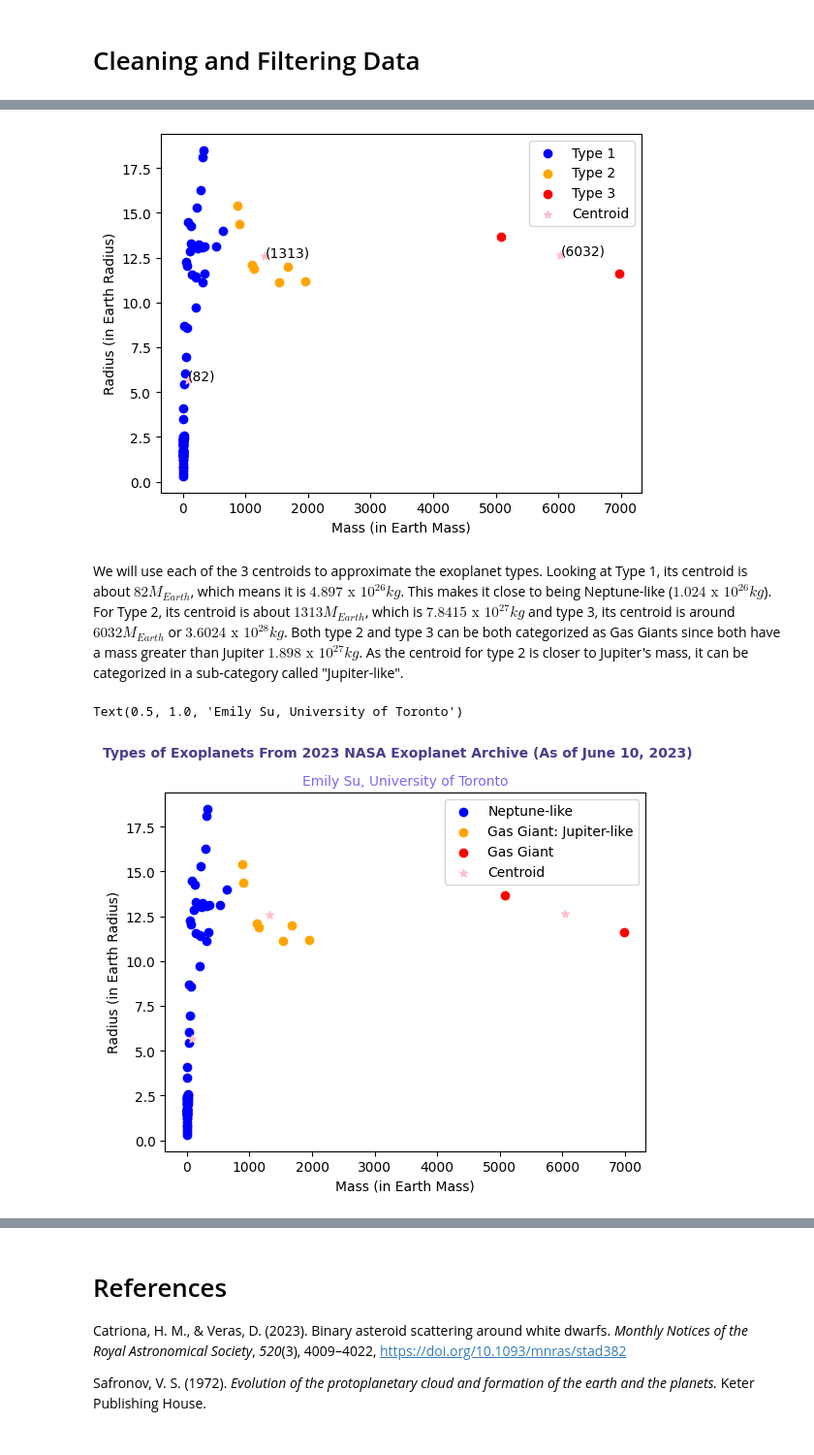
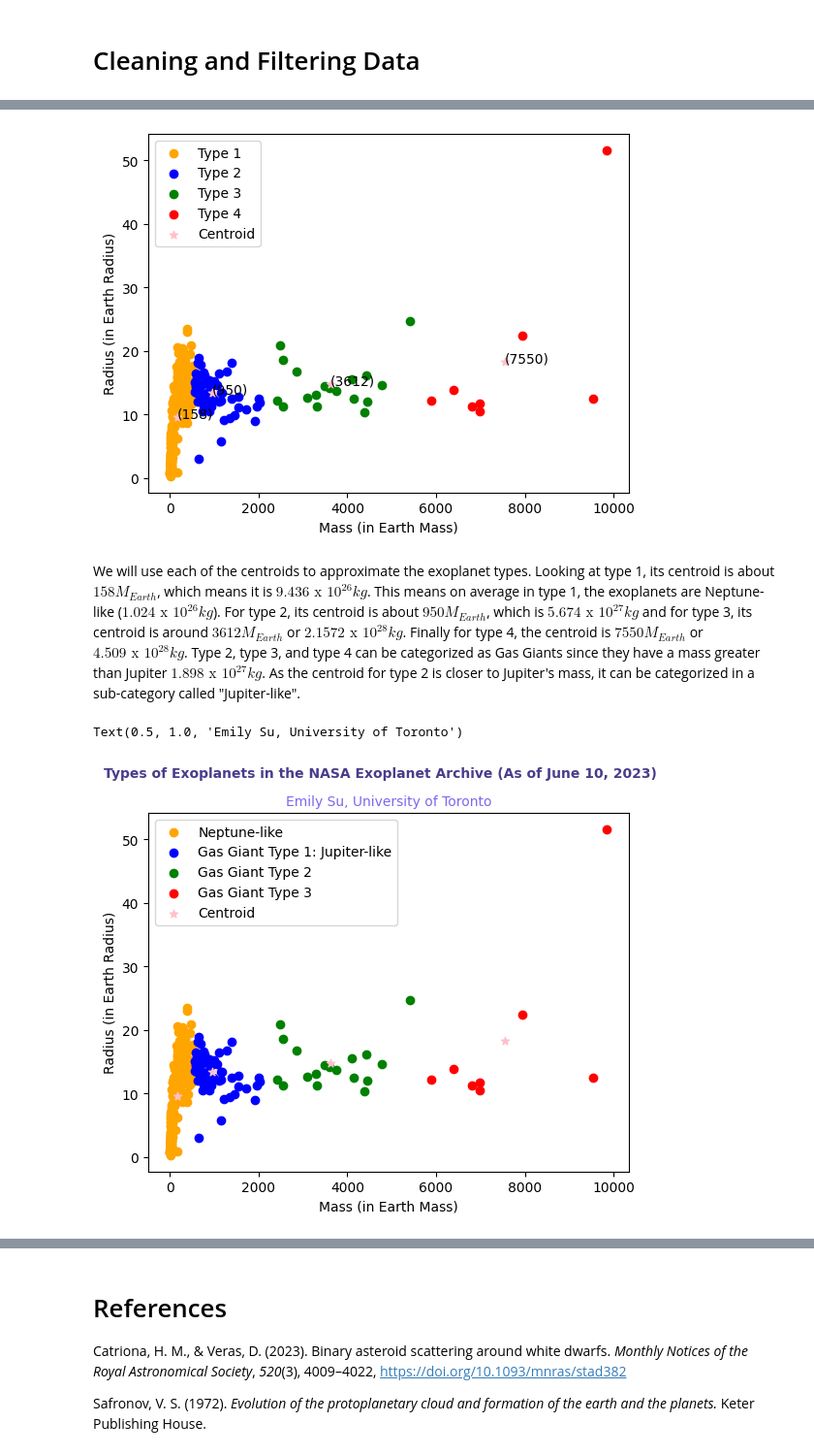
Before and after one commit to moonsdust/exoplanet-classifier, a Jupyter notebook: Exoplanets_Notebook.ipynb, the cells around one changed output, grey strips where cells are left out. Shown: that part at 97% size. Cells and saved outputs as stored; diff of their text form; code cells hidden in the pictures.

Commit message:
Updated cluster number and finish analysis for now

```diff
--- a/Exoplanets_Notebook.ipynb
+++ b/Exoplanets_Notebook.ipynb
@@ -34,10 +35,10 @@ data.head()
 # Cleaning and Filtering Data
 # %%
 # Filter out columns
-data_smaller = data[["hostname", "discoverymethod", "sy_pnum", "pl_rade", "pl_orbper", "pl_orbsmax", "pl_bmasse", "sy_dist", "pl_eqt", "st_mass", "releasedate"]]
+data_filtered = data[["hostname", "discoverymethod", "sy_pnum", "pl_rade", "pl_orbper", "pl_orbsmax", "pl_bmasse", "sy_dist", "pl_eqt", "st_mass", "releasedate"]]
 
-# Filter out only exoplanets published by NASA Exoplanet Archive from 2023
-data_filtered = data_smaller[pd.DatetimeIndex(data_smaller["releasedate"]).year == 2023]
+# # Filter out only exoplanets published by NASA Exoplanet Archive from 2023
+# data_filtered = data_smaller[pd.DatetimeIndex(data_smaller["releasedate"]).year == 2023]
 
 # Removing duplicate
 data_filtered.drop_duplicates(subset=["hostname"], inplace=True)
@@ -89,6 +87,6 @@ plt.scatter(mass_radius["pl_bmasse"], mass_radius["pl_rade"])
 # %%
-# Creates 3 clusters
-k_means = KMeans(n_clusters=3)
+# Creates 4 clusters
+k_means = KMeans(n_clusters=4)
 # %%
 '''
 This function takes in DataFrame for mass and radius and gets rid of rows
@@ -124,4 +136,10 @@ new_mass_radius["cluster"] = clustering
 cluster0 = new_mass_radius[new_mass_radius.cluster == 0]
 cluster1 = new_mass_radius[new_mass_radius.cluster == 1]
 cluster2 = new_mass_radius[new_mass_radius.cluster == 2]
+cluster3 = new_mass_radius[new_mass_radius.cluster == 3]
+
+print(cluster0.count())
+print(cluster1.count())
+print(cluster2.count())
+print(cluster3.count())
 # %% [output]
@@ -138,7 +172,8 @@ See the caveats in the documentation: https://pandas.pydata.org/pandas-docs/stab
 # %%
-plt.scatter(cluster0.Mass, cluster0.Radius, color='blue', label = 'Type 1')
-plt.scatter(cluster2.Mass, cluster2.Radius, color='orange', label = 'Type 2')
-plt.scatter(cluster1.Mass, cluster1.Radius, color='red', label = 'Type 3')
+plt.scatter(cluster3.Mass, cluster3.Radius, color='orange', label = 'Type 1')
+plt.scatter(cluster0.Mass, cluster0.Radius, color='blue', label = 'Type 2')
+plt.scatter(cluster2.Mass, cluster2.Radius, color='green', label = 'Type 3')
+plt.scatter(cluster1.Mass, cluster1.Radius, color='red', label = 'Type 4')
 plt.scatter(k_means.cluster_centers_[:,0],k_means.cluster_centers_[:,1],color='pink',marker='*',label='Centroid')
 plt.xlabel('Mass (in Earth Mass)')
 plt.ylabel('Radius (in Earth Radius)')
@@ -148,26 +183,27 @@ plt.legend()
 for i, j in zip(k_means.cluster_centers_[:,0], k_means.cluster_centers_[:,1]):
    plt.text(i, j, '({})'.format(round(i), j))
 # %% [output]
-[figure, old version]
+[figure, new version]
 # %% [markdown]
-We will use each of the 3 centroids to approximate the exoplanet types. Looking at Type 1, its centroid is about $82 M_{Earth}$, which means it is $4.897 \text{ x } 10^{26}kg$. This makes it close to being Neptune-like ($1.024 \text{ x }10^{26} kg$). For Type 2, its centroid is about $1313 M_{Earth}$, which is $7.8415 \text{ x } 10^{27}kg$ and type 3, its centroid is around $6032 M_{Earth}$ or $3.6024 \text{ x } 10^{28}kg$. Both type 2 and type 3 can be both categorized as Gas Giants since both have a mass greater than Jupiter $1.898 \text{ x } 10^{27} kg$. As the centroid for type 2 is closer to Jupiter's mass, it can be categorized in a sub-category called "Jupiter-like".
+We will use each of the centroids to approximate the exoplanet types. Looking at type 1, its centroid is about $158 M_{Earth}$, which means it is $9.436 \text{ x } 10^{26}kg$. This means on average in type 1, the exoplanets are Neptune-like ($1.024 \text{ x }10^{26} kg$). For type 2, its centroid is about $950 M_{Earth}$, which is $5.674 \text{ x } 10^{27}kg$ and for type 3, its centroid is around $3612 M_{Earth}$ or $2.1572 \text{ x } 10^{28}kg$. Finally for type 4, the centroid is $7550 M_{Earth}$ or $4.509 \text{ x } 10^{28}kg$. Type 2, type 3, and type 4 can be categorized as Gas Giants since they have a mass greater than Jupiter $1.898 \text{ x } 10^{27} kg$. As the centroid for type 2 is closer to Jupiter's mass, it can be categorized in a sub-category called "Jupiter-like".
 # %%
-cluster0_splot = plt.scatter(cluster0.Mass, cluster0.Radius, color='blue', label = 'Neptune-like')
-cluster2_splot = plt.scatter(cluster2.Mass, cluster2.Radius, color='orange', label = 'Gas Giant: Jupiter-like')
-cluster1_splot = plt.scatter(cluster1.Mass, cluster1.Radius, color='red', label = 'Gas Giant')
+plt.scatter(cluster3.Mass, cluster3.Radius, color='orange', label = 'Neptune-like')
+plt.scatter(cluster0.Mass, cluster0.Radius, color='blue', label = 'Gas Giant Type 1: Jupiter-like')
+plt.scatter(cluster2.Mass, cluster2.Radius, color='green', label = 'Gas Giant Type 2')
+plt.scatter(cluster1.Mass, cluster1.Radius, color='red', label = 'Gas Giant Type 3')
 splot = plt.scatter(k_means.cluster_centers_[:,0],k_means.cluster_centers_[:,1],color='pink',marker='*',label='Centroid')
 plt.xlabel('Mass (in Earth Mass)')
 plt.ylabel('Radius (in Earth Radius)')
 plt.legend()
 
-plt.suptitle("Types of Exoplanets From 2023 NASA Exoplanet Archive (As of June 10, 2023)",
+plt.suptitle("Types of Exoplanets in the NASA Exoplanet Archive (As of June 10, 2023)",
           fontsize=10,
           fontweight="bold",
           color="darkslateblue")
 plt.title("Emily Su, University of Toronto",
           fontsize=10,
           color="mediumslateblue")
 # %% [output]
 Text(0.5, 1.0, 'Emily Su, University of Toronto')
-[figure, old version]
+[figure, new version]
 # %% [markdown]
```
Also changed, not shown: parts of 20 cells of this notebook.
